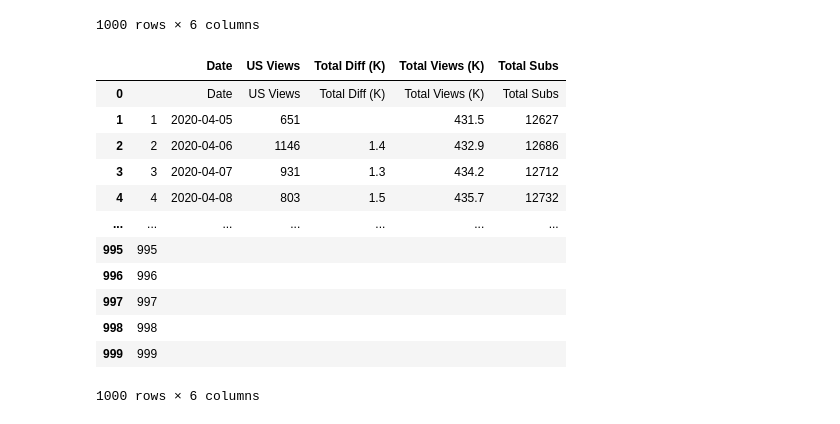
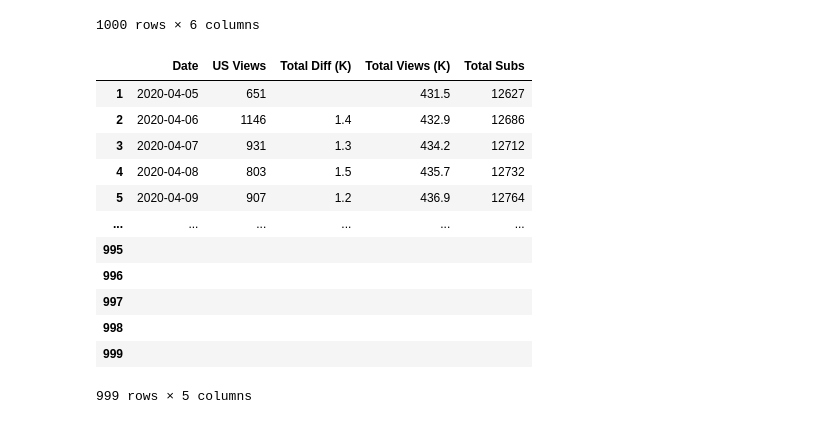
Before and after one commit to kangand/bluematterstats, a Jupyter notebook: dataprep.ipynb, the cells around one changed output. Cells and saved outputs as stored; diff of their text form; code cells hidden in the pictures.

```diff
--- a/dataprep.ipynb
+++ b/dataprep.ipynb
@@ -72,19 +72,20 @@ stats
 1000 rows × 6 columns
 # %%
 stats.columns=rows[0]
-# %%
-stats.drop()
-# %% [output]
-|  |  | Date | US Views | Total Diff (K) | Total Views (K) | Total Subs |
-| 0 |  | Date | US Views | Total Diff (K) | Total Views (K) | Total Subs |
-| 1 | 1 | 2020-04-05 | 651 |  | 431.5 | 12627 |
-| 2 | 2 | 2020-04-06 | 1146 | 1.4 | 432.9 | 12686 |
-| 3 | 3 | 2020-04-07 | 931 | 1.3 | 434.2 | 12712 |
-| 4 | 4 | 2020-04-08 | 803 | 1.5 | 435.7 | 12732 |
-| ... | ... | ... | ... | ... | ... | ... |
-| 995 | 995 |  |  |  |  |  |
-| 996 | 996 |  |  |  |  |  |
-| 997 | 997 |  |  |  |  |  |
-| 998 | 998 |  |  |  |  |  |
-| 999 | 999 |  |  |  |  |  |
-1000 rows × 6 columns
+# %%
+stats.drop(columns=' ', index=0, inplace=True)
+stats
+# %% [output]
+|  | Date | US Views | Total Diff (K) | Total Views (K) | Total Subs |
+| 1 | 2020-04-05 | 651 |  | 431.5 | 12627 |
+| 2 | 2020-04-06 | 1146 | 1.4 | 432.9 | 12686 |
+| 3 | 2020-04-07 | 931 | 1.3 | 434.2 | 12712 |
+| 4 | 2020-04-08 | 803 | 1.5 | 435.7 | 12732 |
+| 5 | 2020-04-09 | 907 | 1.2 | 436.9 | 12764 |
+| ... | ... | ... | ... | ... | ... |
+| 995 |  |  |  |  |  |
+| 996 |  |  |  |  |  |
+| 997 |  |  |  |  |  |
+| 998 |  |  |  |  |  |
+| 999 |  |  |  |  |  |
+999 rows × 5 columns
```
Also changed, not shown: parts of 6 cells of this notebook.
